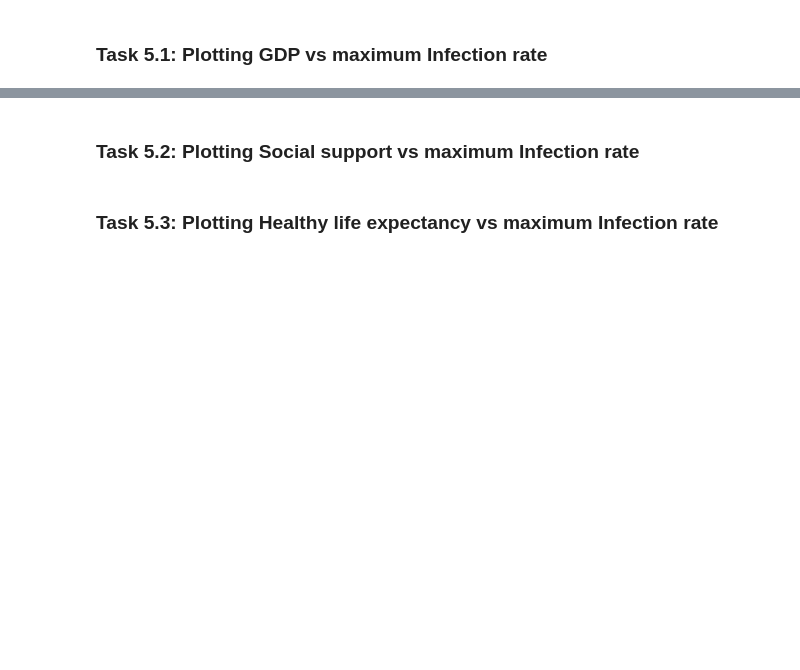
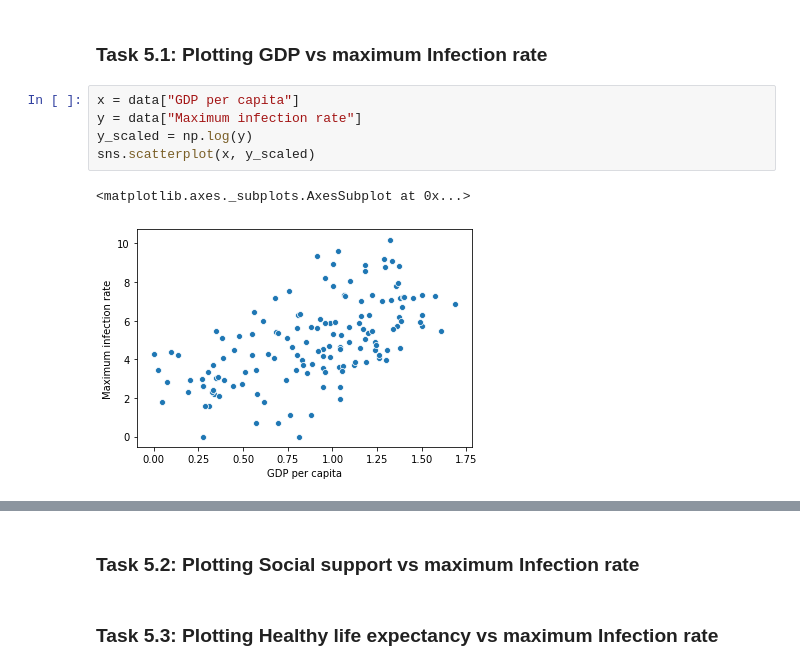
Before and after one commit to Nada-Ashraf/covid19-data-analysis-using-python, a Jupyter notebook: covid19 data analysis notebook.ipynb, the cells around one changed output, grey strips where cells are left out. Saved outputs shown, nothing was run; the diff lists cells and outputs as text; blank space fills up the shorter version.

Commit message:
Visualized results

```diff
--- a/covid19 data analysis notebook.ipynb
+++ b/covid19 data analysis notebook.ipynb
@@ -260,2 +269,10 @@ our Analysis is not finished unless we visualize the results in terms figures an
 # %% [markdown]
 ### Task 5.1: Plotting GDP vs maximum Infection rate
+# %%
+x = data["GDP per capita"]
+y = data["Maximum infection rate"]
+y_scaled = np.log(y)
+sns.scatterplot(x, y_scaled)
+# %% [output]
+<matplotlib.axes._subplots.AxesSubplot at 0x...>
+[figure, added]
```
Also changed, not shown: parts of 2 cells of this notebook.
